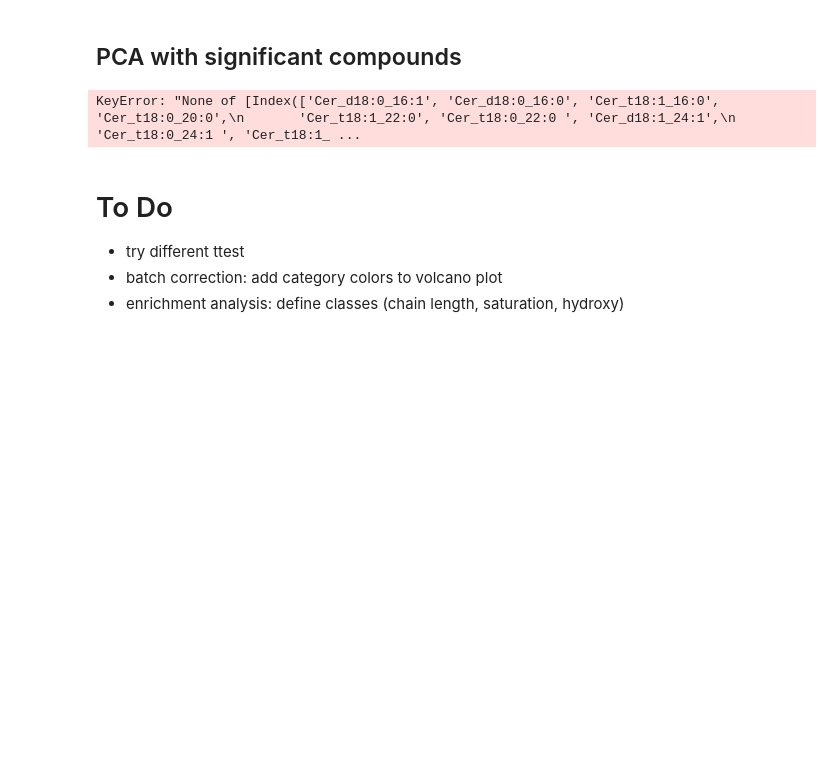
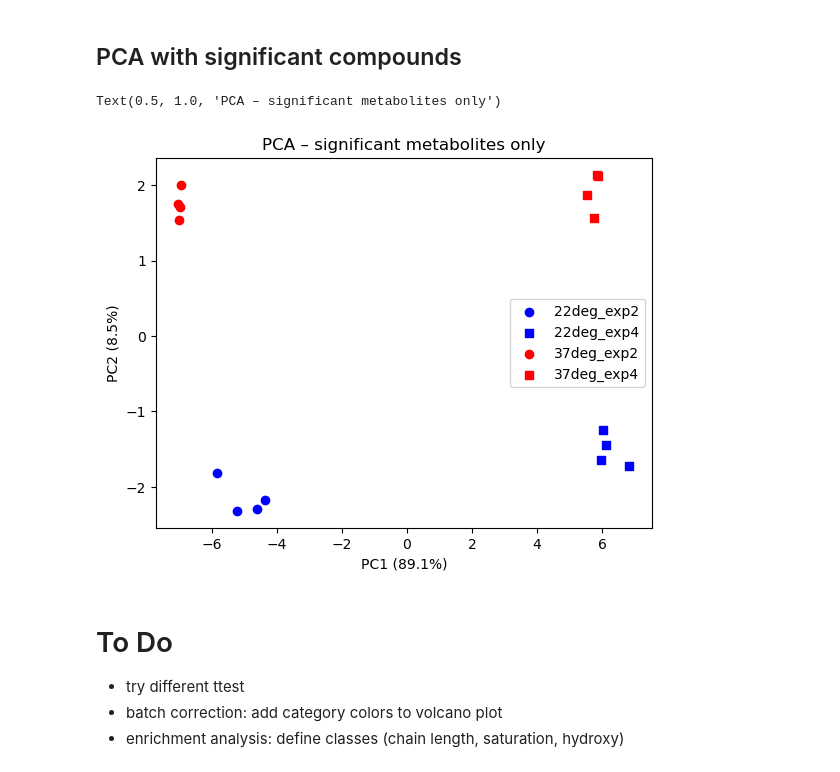
Before and after one commit to janniswi00/sphingo_modelling, a Jupyter notebook: code/analysis.ipynb, the cells around one changed output. Drawn from its saved outputs; the diff is of its cells as text; code cells hidden in the pictures; blank space fills up the shorter version.

Commit message:
PCA significant compounds only

```diff
--- a/code/analysis.ipynb
+++ b/code/analysis.ipynb
@@ -795,7 +795,10 @@ ora_dbs
 ## PCA with significant compounds
 # %%
 sig_metabolites = results_df.loc[results_df["p_val_adj_condition"] < 0.05, "compound"].tolist()
-data_sig = batch_df.loc[sig_metabolites]
-data_sig
+X = batch_df_t[sig_metabolites]
+
+scaler = StandardScaler()
+X_scaled = scaler.fit_transform(X)
+
+pca = PCA(n_components=2)
+X_pca = pca.fit_transform(X_scaled)
-# %% [output]
-KeyError: "None of [Index(['Cer_d18:0_16:1', 'Cer_d18:0_16:0', 'Cer_t18:1_16:0', 'Cer_t18:0_20:0',\n       'Cer_t18:1_22:0', 'Cer_t18:0_22:0 ', 'Cer_d18:1_24:1',\n       'Cer_t18:0_24:1 ', 'Cer_t18:1_ ...
@@ -816,3 +805,31 @@ plt.tight_layout()
+# %%
+meta = pd.DataFrame(index=batch_df_t.index)
+meta["batch"] = [meta.index[i].split("_")[1] for i in range(len(meta))]
+meta["condition"] = [meta.index[i].split("_")[2] for i in range(len(meta))]
+
+colors = {"22deg": "blue", "37deg": "red"}
+markers = {"exp2": "o", "exp4": "s"}
+
+for cond in meta["condition"].unique():
+    for batch in meta["batch"].unique():
+
+        idx = (meta["condition"] == cond) & (meta["batch"] == batch)
+
+        plt.scatter(
+            X_pca[idx,0],
+            X_pca[idx,1],
+            color=colors[cond],
+            marker=markers[batch],
+            label=f"{cond}_{batch}"
+        )
+
+plt.xlabel(f"PC1 ({pca.explained_variance_ratio_[0]*100:.1f}%)")
+plt.ylabel(f"PC2 ({pca.explained_variance_ratio_[1]*100:.1f}%)")
+plt.legend()
+plt.title("PCA – significant metabolites only")
+# %% [output]
+Text(0.5, 1.0, 'PCA – significant metabolites only')
+[figure, added]
 # %% [markdown]
 # To Do
 - try different ttest
```
Also changed, not shown: parts of 1 cell of this notebook.
